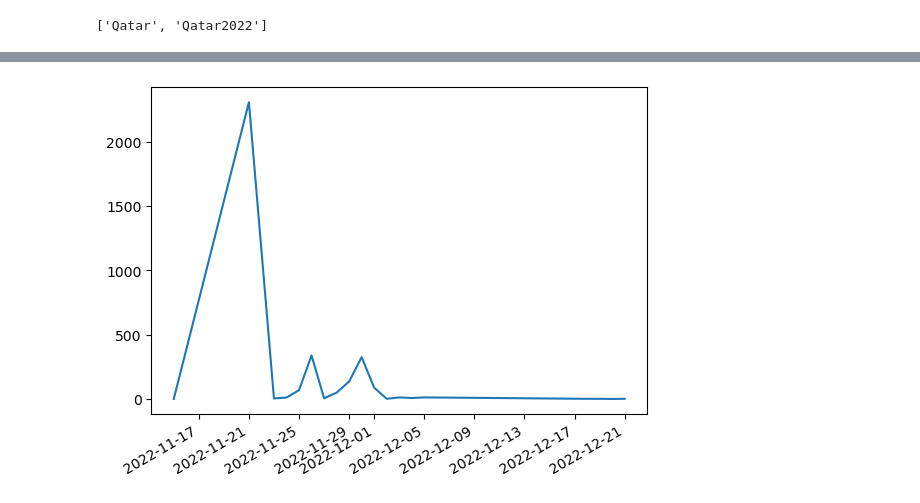
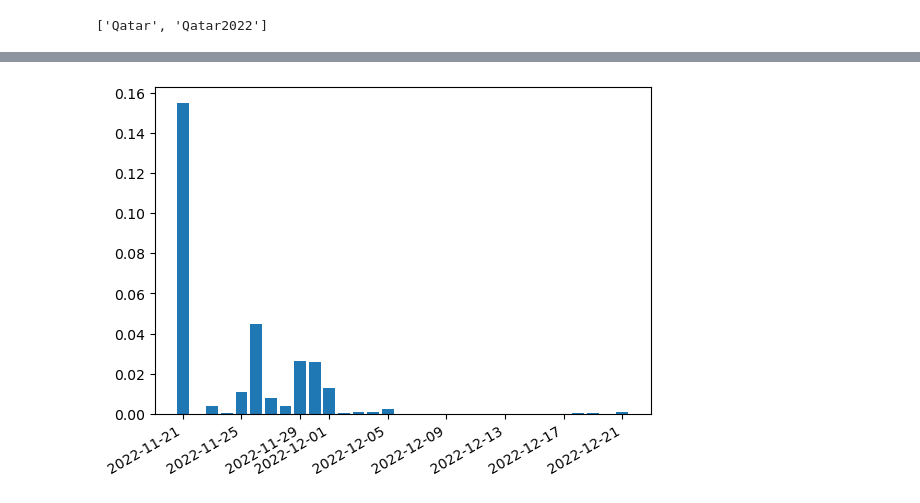
Before and after one commit to Kojec1/Social-Media-Analytics, a Jupyter notebook: hashtag-usage-through-time.ipynb, the cells around one changed output, grey strips where cells are left out. Drawn from its saved outputs; the diff is of its cells as text; code cells hidden in the pictures.

```diff
--- a/hashtag-usage-through-time.ipynb
+++ b/hashtag-usage-through-time.ipynb
@@ -127,14 +136,21 @@ most_popular_hashtags
 # %%
-def get_dates_of_hashtag(hashtag: str):
+def get_dates_of_hashtag(hashtag: str, df):
     date_and_occurences = {}
 
-    for _, row in tweets.iterrows():
+    for date in downloaded_dates:
+        date_and_occurences[date] = 0
+
+    for _, row in df.iterrows():
         if hashtag in list_capture(row.hashtags_list):
-            date = datetime.strptime(row.created_at[:10], '%Y-%m-%d').date()
+            date_and_occurences[row.created_at] += 1
 
-            if date in date_and_occurences.keys():
-                date_and_occurences[date] += 1
-            else:
-                date_and_occurences[date] = 1
 
     return date_and_occurences
+# %%
+def get_daily_percentage(date_and_occurences, date_and_ntweets):
+    date_and_percentage = {}
+
+    for date, occ_n in date_and_occurences.items():
+        date_and_percentage[date] = occ_n/date_and_ntweets[date] * 100
+
+    return date_and_percentage
@@ -141,5 +182,5 @@ def get_dates_of_hashtag(hashtag: str):
 # %%
-mahsa = get_dates_of_hashtag('MahsaAmini')
+mahsa = get_dates_of_hashtag('MahsaAmini', tweets)
 # %%
 mahsa
 # %% [output]
@@ -178,2 +205,2 @@ def occurences_in_date_dict(date_dict):
 # %%
-y = occurences_in_date_dict(mahsa)
+mahsa_percentage = get_daily_percentage(mahsa, downloaded_dates_with_occ)
@@ -180,5 +246,5 @@ y = occurences_in_date_dict(mahsa)
 # %%
-plt.plot(downloaded_dates, y)
+plt.bar(downloaded_dates, mahsa_percentage.values())
 plt.gcf().autofmt_xdate()
 # %% [output]
-[figure, old version]
+[figure, new version]
```
Also changed, not shown: parts of 31 cells of this notebook.
